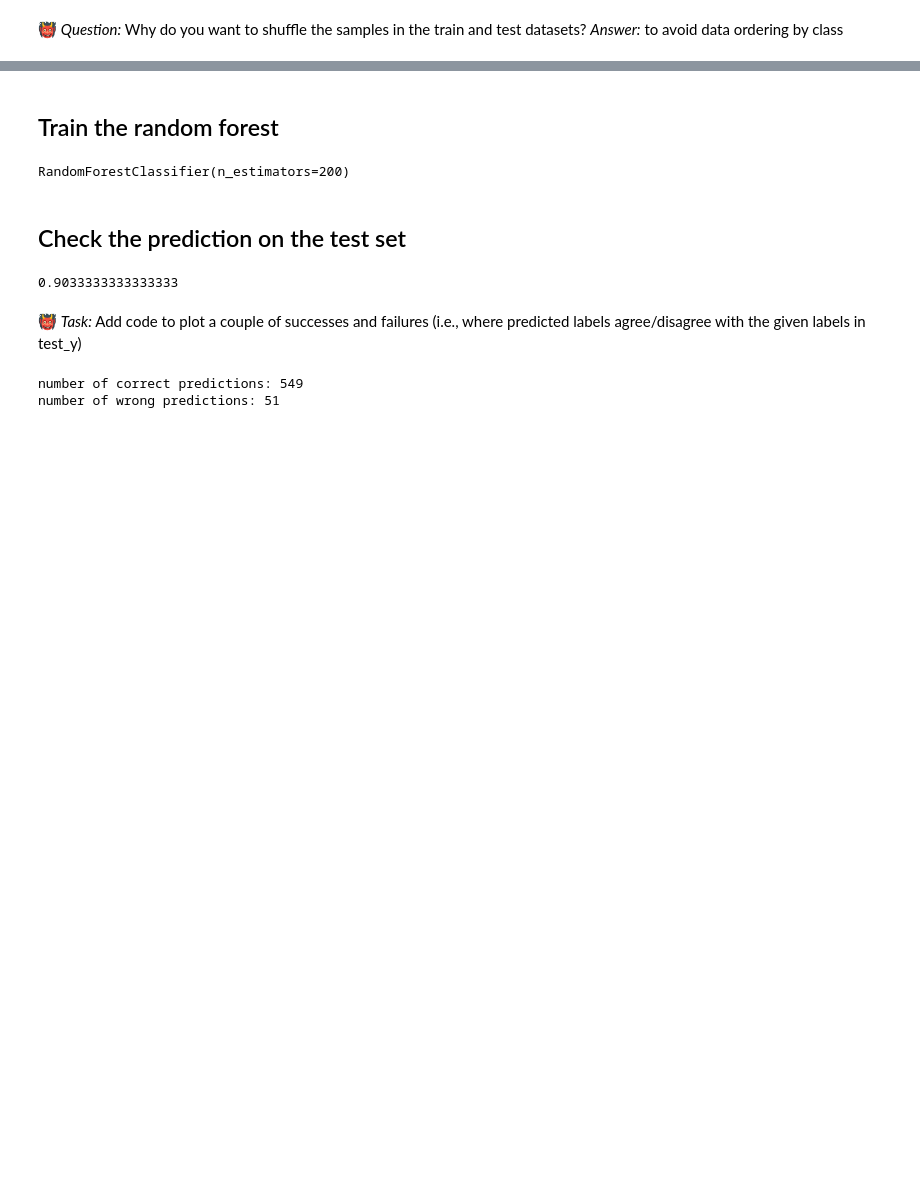
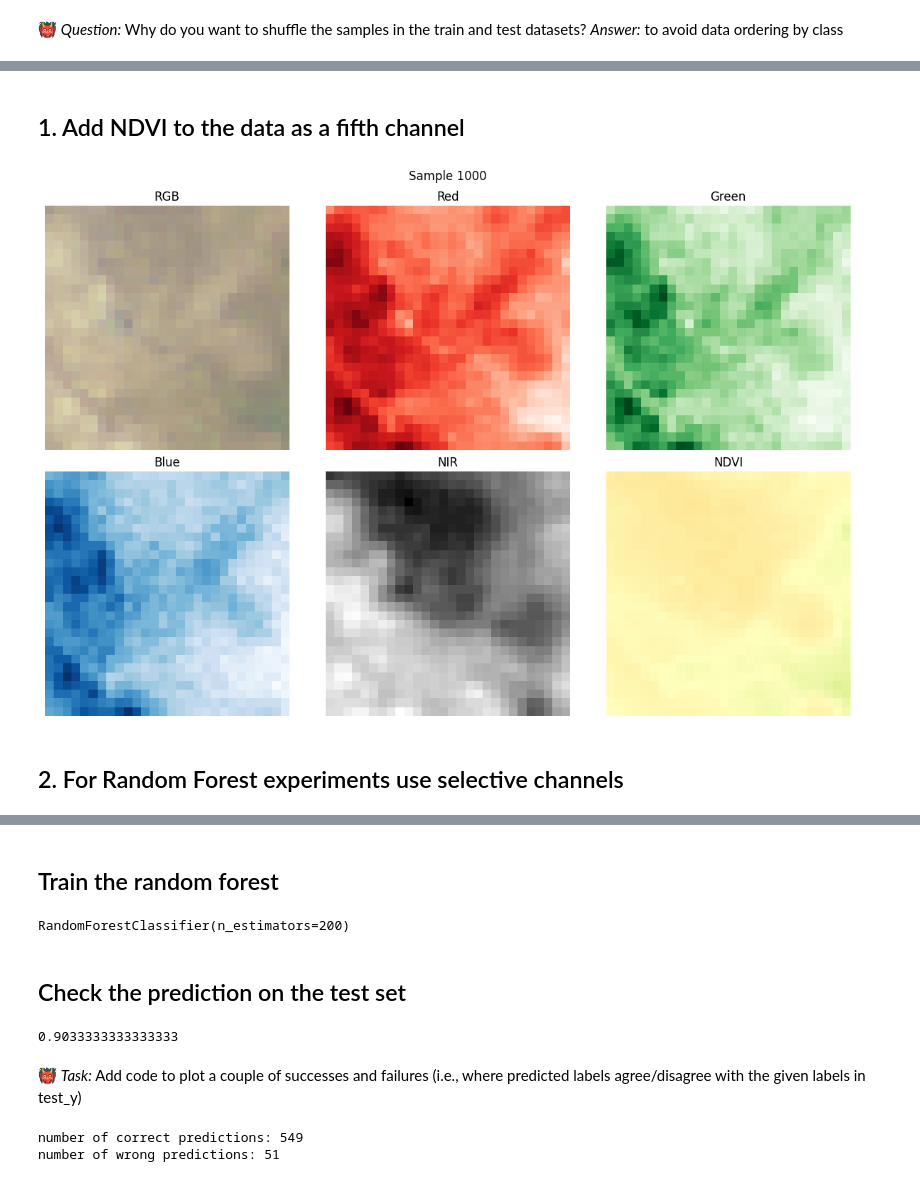
Before and after one commit to Ameisenweg/remote-sensing-lc-db, a Jupyter notebook: Random_forest_classifier_on_remote_sensing_image.ipynb, the cells around one changed output, grey strips where cells are left out. Cells and saved outputs as stored; diff of their text form; code cells hidden in the pictures; blank space fills up the shorter version.

Commit message:
Changing the code to add functions for experiments

```diff
--- a/Random_forest_classifier_on_remote_sensing_image.ipynb
+++ b/Random_forest_classifier_on_remote_sensing_image.ipynb
@@ -254,0 +246,35 @@ rf = RandomForestClassifier(n_estimators=200)
+# %% [markdown]
+## 1. Add NDVI to the data as a fifth channel
+# %%
+DEFAULT_CONFIG = {
+    "image_height": 28,
+    "image_width": 28,
+
+    "n_train_per_class": 1000,
+    "n_test_per_class": 100,
+    #"n_channels": 4, # R, G, B, NIR
+    "random_state": 42
+}
+# %%
+import numpy as np
+
+# compute NDVI and add to the X data matrix:
+
+def flat_to_images(X_flat, config, n_channels = 4):
+  # original data is flattened, convert to [28,28,4] images
+  return X_flat.values.reshape(-1,config["image_height"],config["image_width"],n_channels)
+
+def add_ndvi(X_flat, config):
+  # compute flattened NDVI from RGB+NIR data
+  images = flat_to_images(X_flat, config).astype(np.float32)
+
+  red = images[:,:,:,0]
+  nir = images[:,:,:,3]
+
+  ndvi = (nir - red) / (nir + red + 1e-6)
+  ndvi = ndvi[..., np.newaxis]
+
+  images_5ch = np.concatenate([images, ndvi],axis=3)
+
+  ndvi_flat = images_5ch.reshape(len(X_flat),-1)
+  return ndvi_flat
@@ -254,0 +347,13 @@ rf = RandomForestClassifier(n_estimators=200)
+# %%
+# compute NDVI and add to the X data matrix:
+
+X_train_plus_ndvi = add_ndvi(X_train, DEFAULT_CONFIG)
+X_test_plus_ndvi = add_ndvi(X_test, DEFAULT_CONFIG)
+n_channels_ndvi = DEFAULT_CONFIG["n_channels"] + 1
+# %%
+# test if ndvi data is correctly added as a fifth channel:
+plot_sample_channels(X_train_plus_ndvi, DEFAULT_CONFIG, sample_index=1000, has_ndvi=True)
+# %% [output]
+[figure, added]
+# %% [markdown]
+## 2. For Random Forest experiments use selective channels
```
Also changed, not shown: parts of 24 cells of this notebook.
